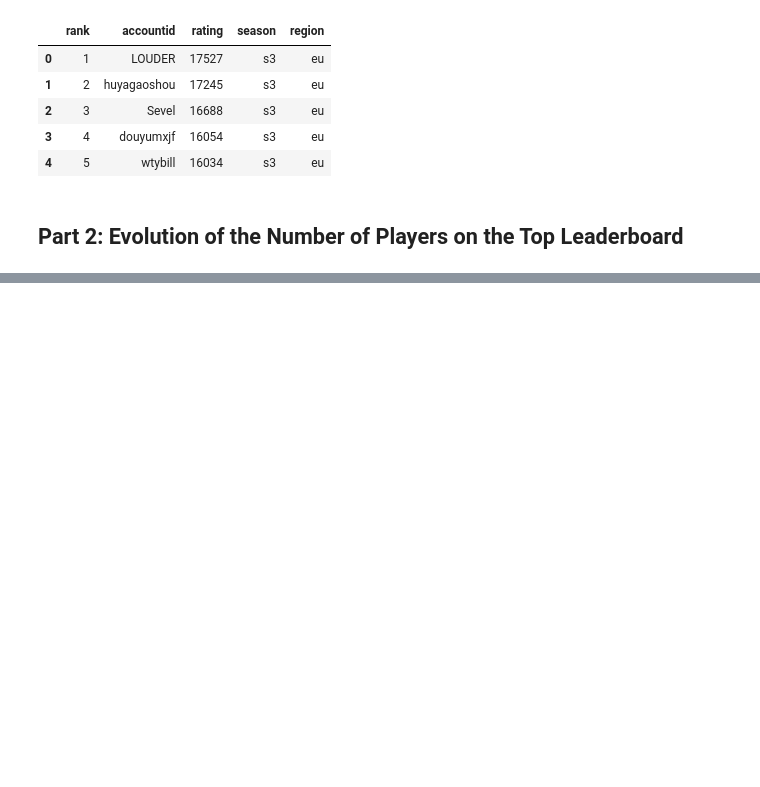
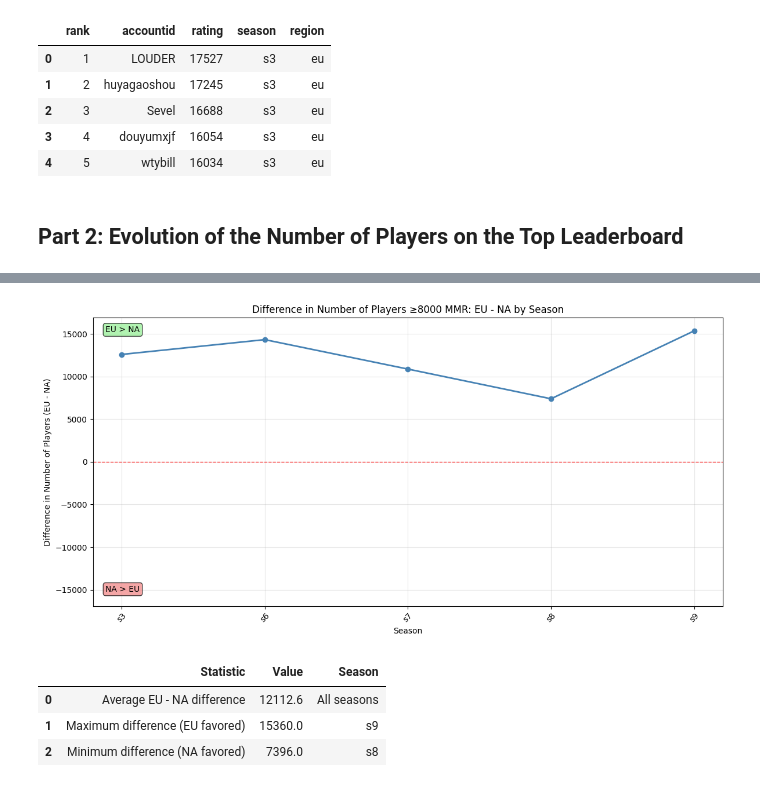
Before and after one commit to LucienLaumont/HSBG_scraper_leaderboard, a Jupyter notebook: evolution_top_leaderboard.ipynb, the cells around one changed output, grey strips where cells are left out. Saved outputs shown, nothing was run; the diff lists cells and outputs as text; code cells hidden in the pictures; blank space fills up the shorter version.

```diff
--- a/evolution_top_leaderboard.ipynb
+++ b/evolution_top_leaderboard.ipynb
@@ -52,13 +54,33 @@ import pandas as pd
 from pathlib import Path
 # %%
 def load_all_seasons_filtered(data_root: str, min_rating: int = 8000) -> pd.DataFrame:
+    """
+    Loads and concatenates Battlegrounds data for all seasons, filtering out players below a minimum rating
+    and skipping any 'pa' (AP) region directories.
+
+    Parameters
+    ----------
+    data_root : str
+        Path to the root 'data/' directory containing season subfolders (e.g., 's3', 's8', 's9', ...).
+    min_rating : int, optional
+        Minimum MMR rating to include (default is 8000).
+
+    Returns
+    -------
+    pd.DataFrame
+        A concatenated DataFrame with columns: 'rank', 'accountid', 'rating', 'season', 'region'.
+    """
     root = Path(data_root)
     all_dfs = []
 
     for season_dir in root.glob("s*"):
-        season = season_dir.name  # ex. "s3", "s8", "s9"
+        season = season_dir.name  # e.g. "s3", "s8", "s9"
         for region_dir in season_dir.iterdir():
-            region = region_dir.name  # ex. "eu", "na", "ap"
+            # Skip non-directories and any folder named 'ap'
+            if not region_dir.is_dir() or region_dir.name.lower() == "ap":
+                continue
+
+            region = region_dir.name.lower()  # e.g. "eu", "na", "ap"
             csv_path = region_dir / "battlegrounds.csv"
             if csv_path.exists():
                 df = pd.read_csv(csv_path)
@@ -67,6 +89,7 @@ def load_all_seasons_filtered(data_root: str, min_rating: int = 8000) -> pd.Data
                 df["region"] = region
                 all_dfs.append(df)
 
+    # Concatenate all DataFrames into one
     return pd.concat(all_dfs, ignore_index=True)
 # %%
 df_top = load_all_seasons_filtered("data", min_rating=8000)
@@ -82,0 +241,9 @@ df_top.head()
+# %%
+difference, seasons_ordered, stats_df = plot_eu_na_difference_by_season(df_top)
+stats_df.head()
+# %% [output]
+[figure, added]
+|  | Statistic | Value | Season |
+| 0 | Average EU - NA difference | 12112.6 | All seasons |
+| 1 | Maximum difference (EU favored) | 15360.0 | s9 |
+| 2 | Minimum difference (NA favored) | 7396.0 | s8 |
```
Also changed, not shown: parts of 10 cells of this notebook, 3 other files.
